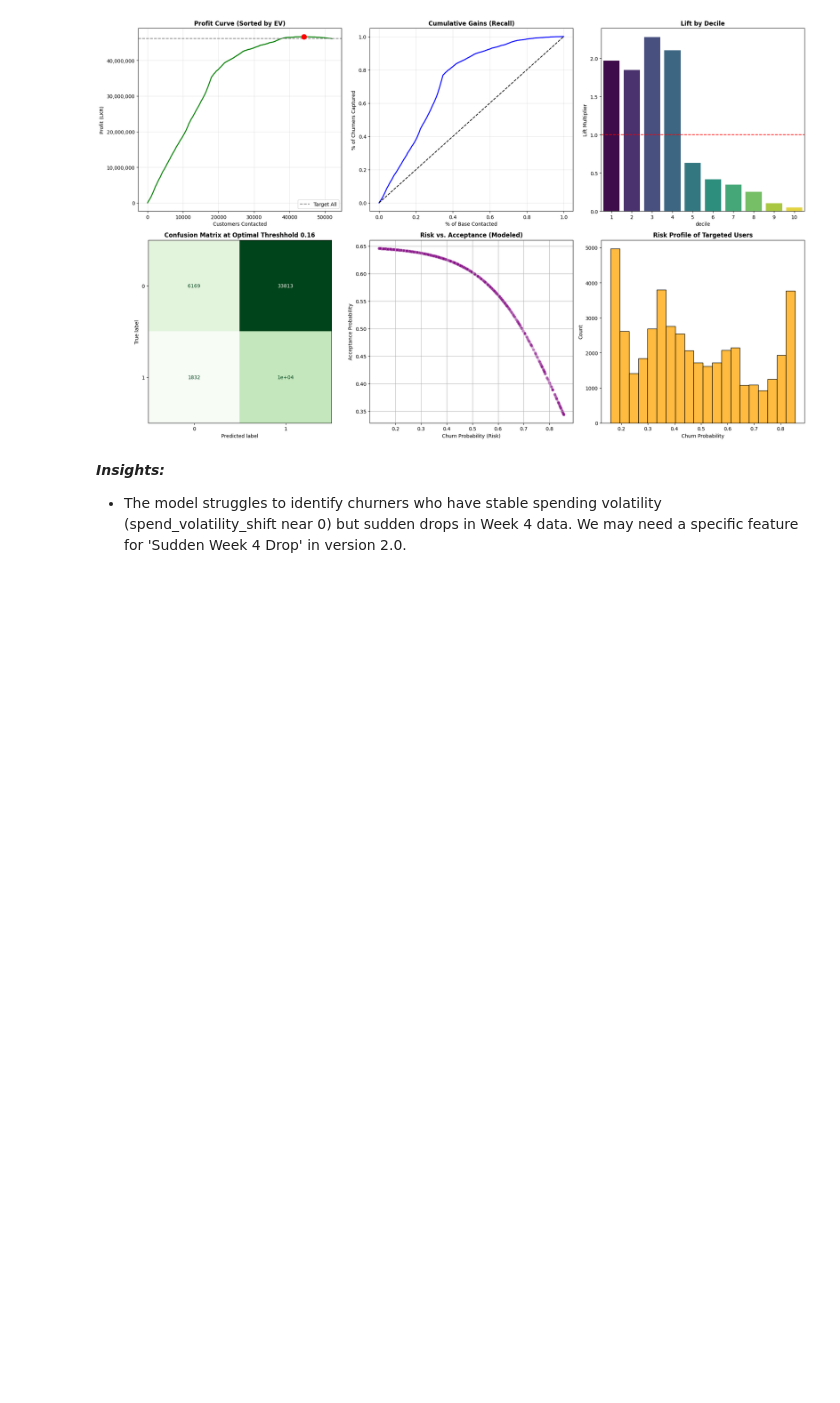
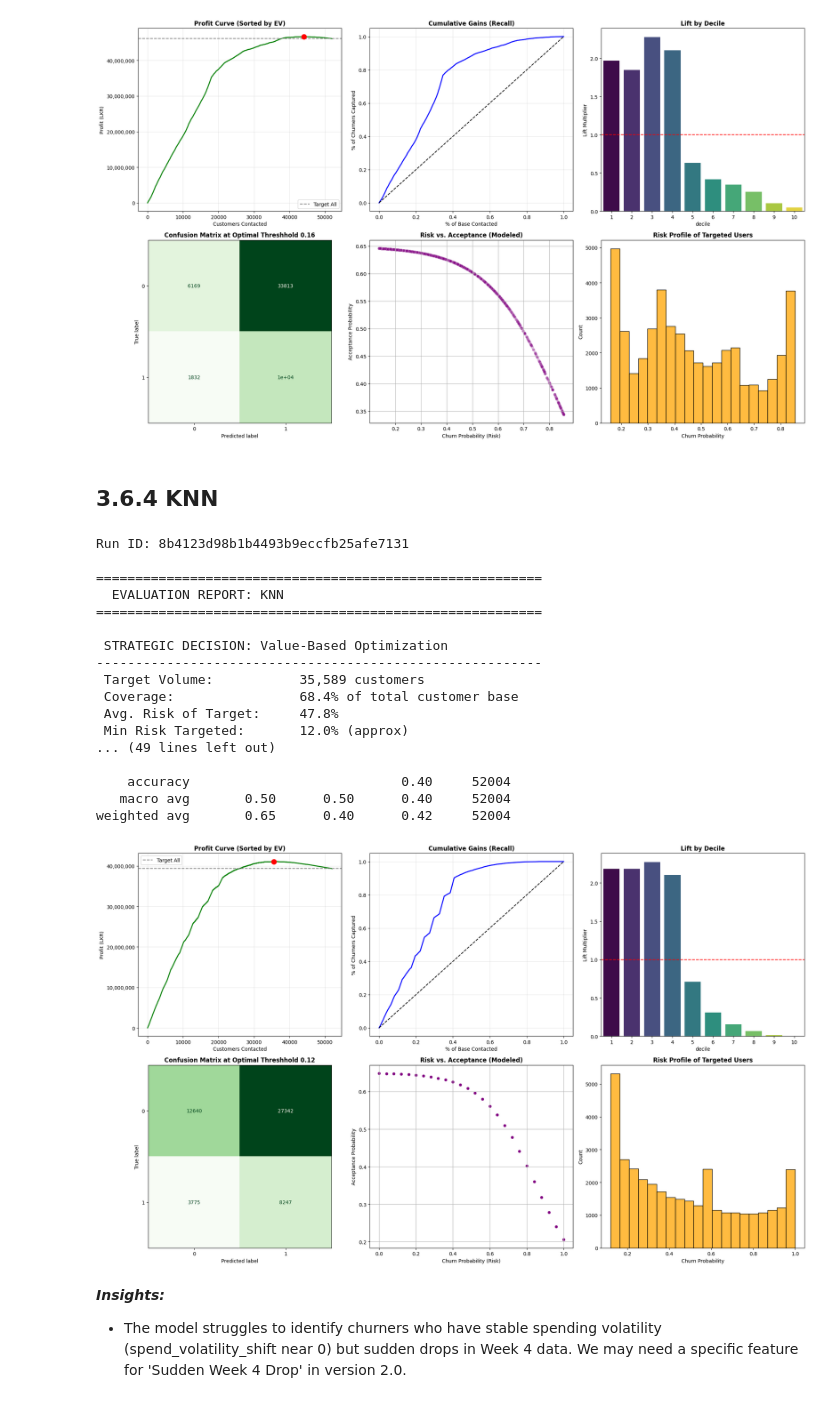
Before and after one commit to tejakusumah-y2008hub/telco-customer-churn-prediction, a Jupyter notebook: notebooks/3.0-yusuftejakusumah-modeling-and-evaluation.ipynb, the cells around one changed output. Drawn from its saved outputs; the diff is of its cells as text; code cells hidden in the pictures; blank space fills up the shorter version.

```diff
--- a/notebooks/3.0-yusuftejakusumah-modeling-and-evaluation.ipynb
+++ b/notebooks/3.0-yusuftejakusumah-modeling-and-evaluation.ipynb
@@ -824,0 +942,18 @@ RandomForestClassifier(ccp_alpha=0.00500228599912028,
+# %%
+# --- RETRIEVE BEST RUN PARAMETERS FROM MLFLOW ---
+# Connect to MLflow
+client = mlflow.tracking.MlflowClient()
+
+# Search for the best
+run_id_knn = "8b4123d98b1b4493b9eccfb25afe7131"
+
+selected_run_knn = client.get_run(run_id_knn)
+
+print(f"Best Run : {selected_run_knn.info.run_id}")
+print(f"Best Recall: {selected_run_knn.data.metrics['mean_recall']:.4f}")
+print("Best Parameters:")
+for k, v in selected_run_knn.data.params.items():
+    print(f"  - {k}: {v}")
+
+# Store these parameters to a dictionary for use in the final pipeline
+best_knn_params = selected_run_knn.data.params
@@ -1105,6 +1282,43 @@ Run ID: fd5f521aa36a4791894486cd237761e0
    macro avg       0.50      0.50      0.31     52004
 weighted avg       0.65      0.31      0.28     52004
 [figure]
+# %% [markdown]
+## 3.6.4 KNN
+# %%
+# Note: Inputs are defined in LKR
+# beautiful-duck-490
+knn_eval_report_df = churn_evaluation_report(
+        model=final_knn_model,
+        X=X_train,
+        y=y_train,
+        model_name="KNN",
+        run_id=run_id_knn,
+        ltv=LTV_LKR,
+        cost_offer=COST_OFFER_LKR,
+        cost_contact=COST_CONTACT_LKR,
+        currency="LKR",
+        accept_rate_min=ACCEPTANCE_RATE_MIN,
+        accept_rate_max=ACCEPTANCE_RATE_MAX
+        )
+# %% [output]
+Run ID: 8b4123d98b1b4493b9eccfb25afe7131
+
+=========================================================
+  EVALUATION REPORT: KNN
+=========================================================
+
+ STRATEGIC DECISION: Value-Based Optimization
+---------------------------------------------------------
+ Target Volume:           35,589 customers
+ Coverage:                68.4% of total customer base
+ Avg. Risk of Target:     47.8%
+ Min Risk Targeted:       12.0% (approx)
+... (49 lines left out)
+
+    accuracy                           0.40     52004
+   macro avg       0.50      0.50      0.40     52004
+weighted avg       0.65      0.40      0.42     52004
+[figure, added]
 # %% [markdown]
 ***Insights:***
 
```
Also changed, not shown: parts of 12 cells of this notebook.
